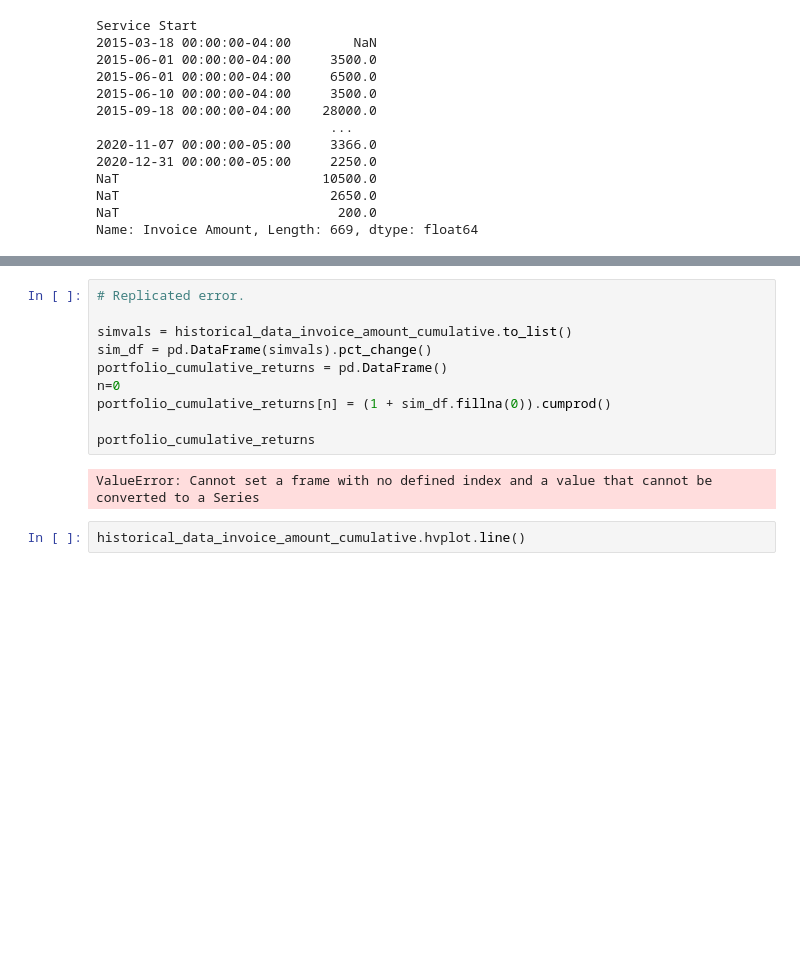
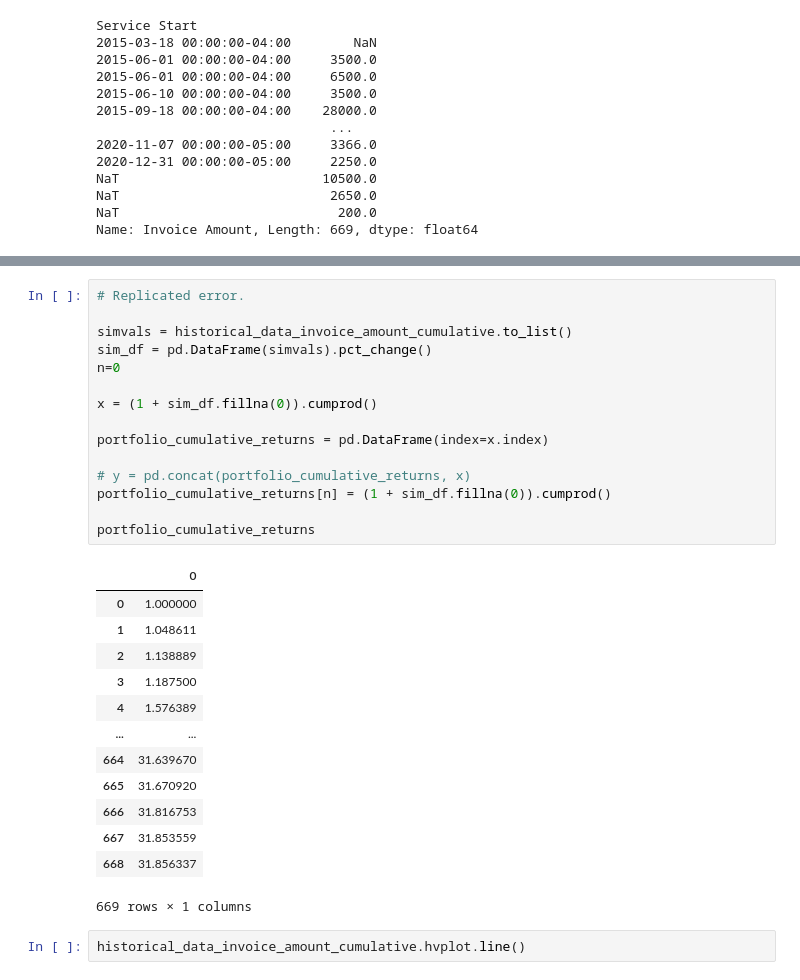
Before and after one commit to dd2-GWFinTech-Projects/Project1_ProductMarketingAnalysis, a Jupyter notebook: 02_Processing/03_SalesForecastingAnalysis.ipynb, the cells around one changed output, grey strips where cells are left out. Cells and saved outputs as stored; diff of their text form; blank space fills up the shorter version.

```diff
--- a/02_Processing/03_SalesForecastingAnalysis.ipynb
+++ b/02_Processing/03_SalesForecastingAnalysis.ipynb
@@ -94,15 +113,32 @@ ValueError: Cannot set a frame with no defined index and a value that cannot be
 # %%
 # Replicated error.
 
 simvals = historical_data_invoice_amount_cumulative.to_list()
 sim_df = pd.DataFrame(simvals).pct_change()
-portfolio_cumulative_returns = pd.DataFrame()
 n=0
+
+x = (1 + sim_df.fillna(0)).cumprod()
+
+portfolio_cumulative_returns = pd.DataFrame(index=x.index)
+
+# y = pd.concat(portfolio_cumulative_returns, x)
 portfolio_cumulative_returns[n] = (1 + sim_df.fillna(0)).cumprod()
 
 portfolio_cumulative_returns
 # %% [output]
+|  | 0 |
+| 0 | 1.000000 |
+| 1 | 1.048611 |
+| 2 | 1.138889 |
+| 3 | 1.187500 |
+| 4 | 1.576389 |
+| ... | ... |
+| 664 | 31.639670 |
+| 665 | 31.670920 |
+| 666 | 31.816753 |
+| 667 | 31.853559 |
+| 668 | 31.856337 |
-ValueError: Cannot set a frame with no defined index and a value that cannot be converted to a Series
+669 rows × 1 columns
 # %%
 historical_data_invoice_amount_cumulative.hvplot.line()
 # %% [output]
```
Also changed, not shown: parts of 1 cell of this notebook, 1 other file.
